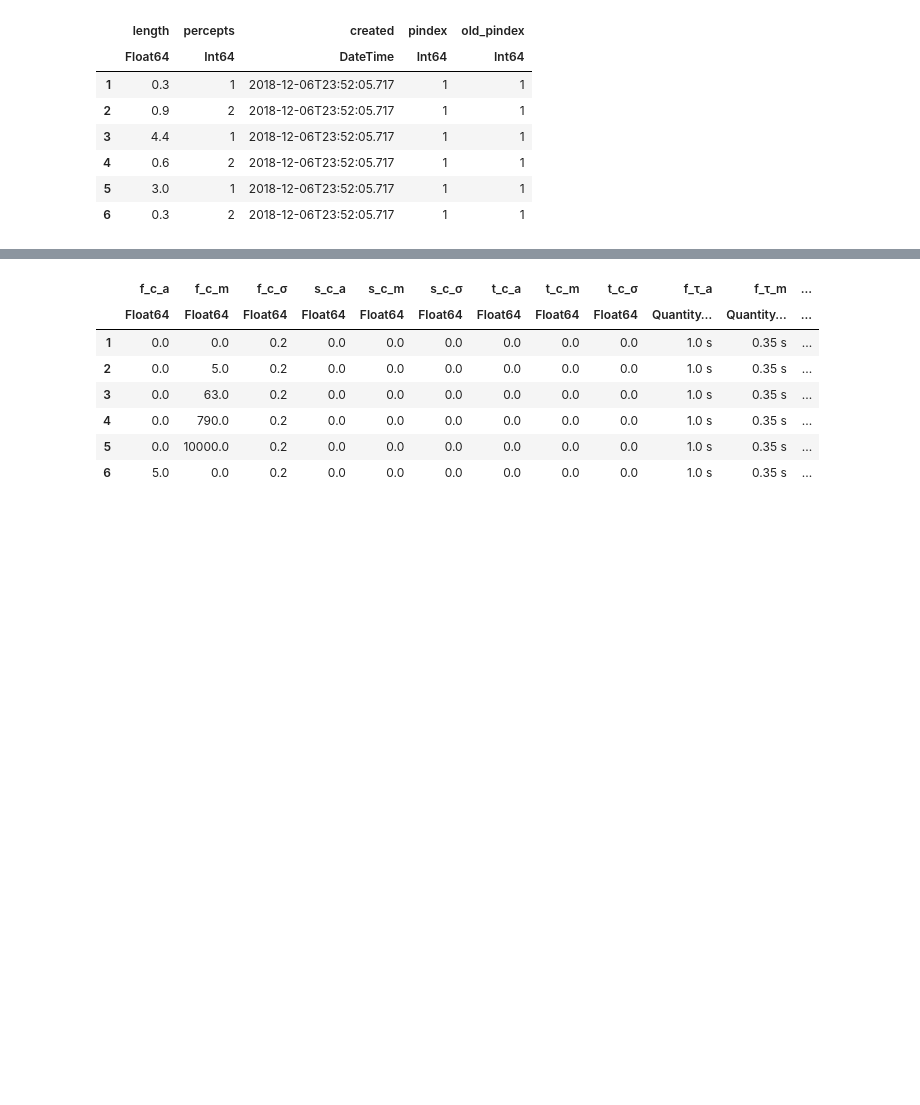
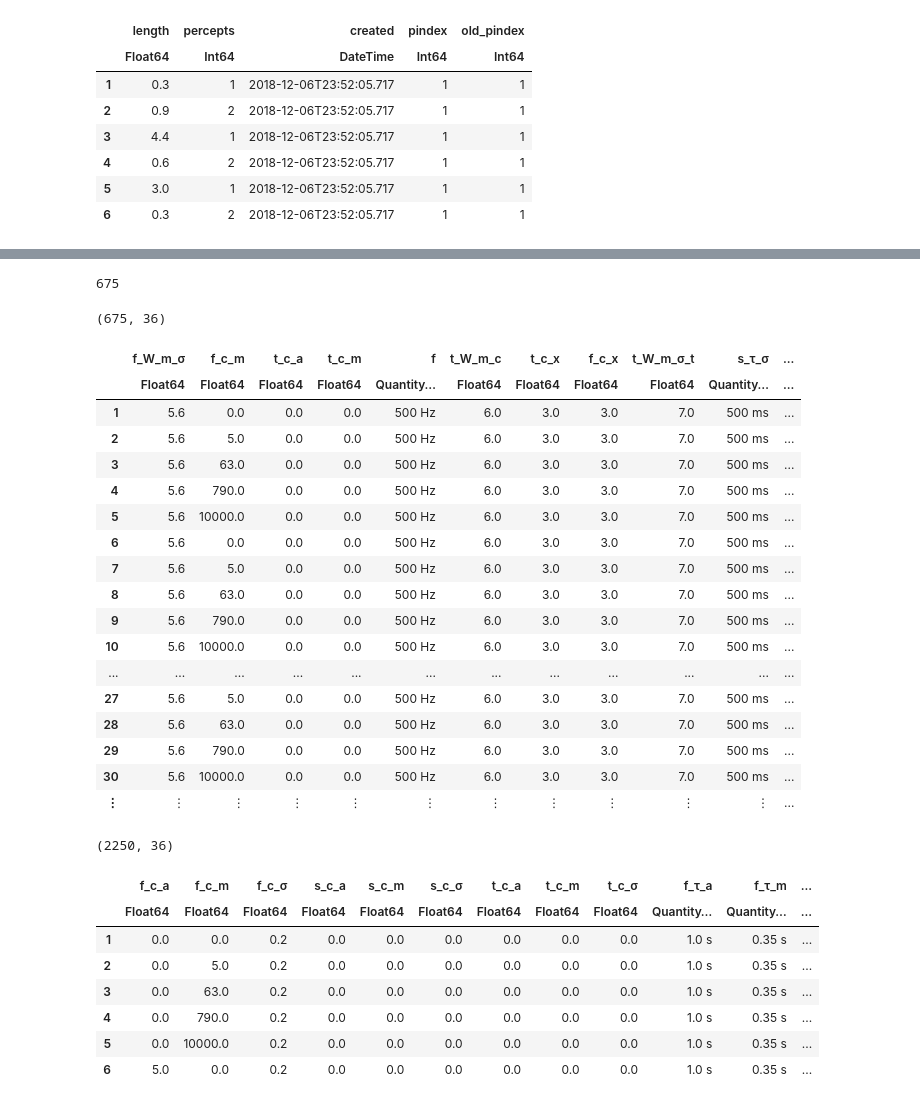
Before and after one commit to haberdashPI/bistable, a Jupyter notebook: notebooks/Figure 5.ipynb, the cells around one changed output, grey strips where cells are left out. Cells and saved outputs as stored; diff of their text form; code cells hidden in the pictures; blank space fills up the shorter version.

```diff
--- a/notebooks/Figure 5.ipynb
+++ b/notebooks/Figure 5.ipynb
@@ -65,11 +60,11 @@ size(df)
 # %% [output]
 (448632, 4)
 # %%
-dfsel = @where(df,in.(:pindex,Ref(uparams.pindex)));
+dfsel = @where(df,in.(:pindex,Ref(paramssel.pindex)));
 size(dfsel)
 # %% [output]
 (348782, 4)
 # %%
-uparams[:old_pindex] = uparams.pindex;
+paramssel[:old_pindex] = paramssel.pindex;
 dfsel[:old_pindex] = dfsel.pindex;
 # %%
@@ -93,0 +122,8 @@ head(dfsel)
+# %%
+maximum(params.pindex)
+# %% [output]
+675
+# %%
+size(params)
+# %% [output]
+(675, 36)
@@ -94 +133,27 @@ head(dfsel)
+# %%
+df = vcat(dfsel,df);
+params = vcat(paramssel,params)
+# %% [output]
+|  | f_W_m_σ | f_c_m | t_c_a | t_c_m | f | t_W_m_c | t_c_x | f_c_x | t_W_m_σ_t | s_τ_σ | ... |
+|  | Float64 | Float64 | Float64 | Float64 | Quantity… | Float64 | Float64 | Float64 | Float64 | Quantity… | ... |
+| 1 | 5.6 | 0.0 | 0.0 | 0.0 | 500 Hz | 6.0 | 3.0 | 3.0 | 7.0 | 500 ms | ... |
+| 2 | 5.6 | 5.0 | 0.0 | 0.0 | 500 Hz | 6.0 | 3.0 | 3.0 | 7.0 | 500 ms | ... |
+| 3 | 5.6 | 63.0 | 0.0 | 0.0 | 500 Hz | 6.0 | 3.0 | 3.0 | 7.0 | 500 ms | ... |
+| 4 | 5.6 | 790.0 | 0.0 | 0.0 | 500 Hz | 6.0 | 3.0 | 3.0 | 7.0 | 500 ms | ... |
+| 5 | 5.6 | 10000.0 | 0.0 | 0.0 | 500 Hz | 6.0 | 3.0 | 3.0 | 7.0 | 500 ms | ... |
+| 6 | 5.6 | 0.0 | 0.0 | 0.0 | 500 Hz | 6.0 | 3.0 | 3.0 | 7.0 | 500 ms | ... |
+| 7 | 5.6 | 5.0 | 0.0 | 0.0 | 500 Hz | 6.0 | 3.0 | 3.0 | 7.0 | 500 ms | ... |
+| 8 | 5.6 | 63.0 | 0.0 | 0.0 | 500 Hz | 6.0 | 3.0 | 3.0 | 7.0 | 500 ms | ... |
+| 9 | 5.6 | 790.0 | 0.0 | 0.0 | 500 Hz | 6.0 | 3.0 | 3.0 | 7.0 | 500 ms | ... |
+| 10 | 5.6 | 10000.0 | 0.0 | 0.0 | 500 Hz | 6.0 | 3.0 | 3.0 | 7.0 | 500 ms | ... |
+| ... | ... | ... | ... | ... | ... | ... | ... | ... | ... | ... | ... |
+| 27 | 5.6 | 5.0 | 0.0 | 0.0 | 500 Hz | 6.0 | 3.0 | 3.0 | 7.0 | 500 ms | ... |
+| 28 | 5.6 | 63.0 | 0.0 | 0.0 | 500 Hz | 6.0 | 3.0 | 3.0 | 7.0 | 500 ms | ... |
+| 29 | 5.6 | 790.0 | 0.0 | 0.0 | 500 Hz | 6.0 | 3.0 | 3.0 | 7.0 | 500 ms | ... |
+| 30 | 5.6 | 10000.0 | 0.0 | 0.0 | 500 Hz | 6.0 | 3.0 | 3.0 | 7.0 | 500 ms | ... |
+| ⋮ | ⋮ | ⋮ | ⋮ | ⋮ | ⋮ | ⋮ | ⋮ | ⋮ | ⋮ | ⋮ | ... |
+# %%
+size(params)
+# %% [output]
+(2250, 36)
 # %%
```
Also changed, not shown: parts of 17 cells of this notebook.
